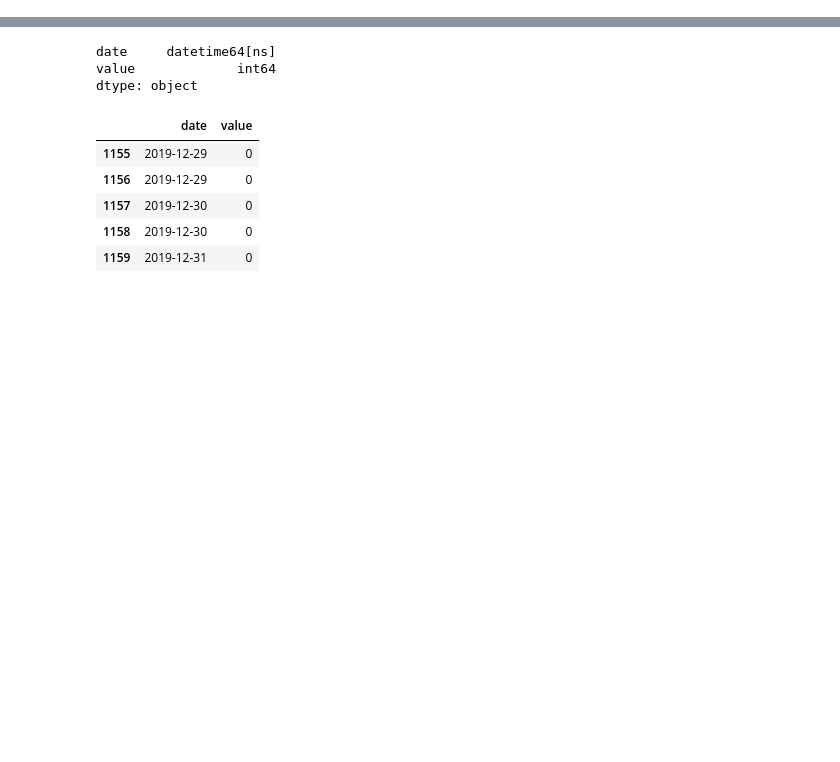
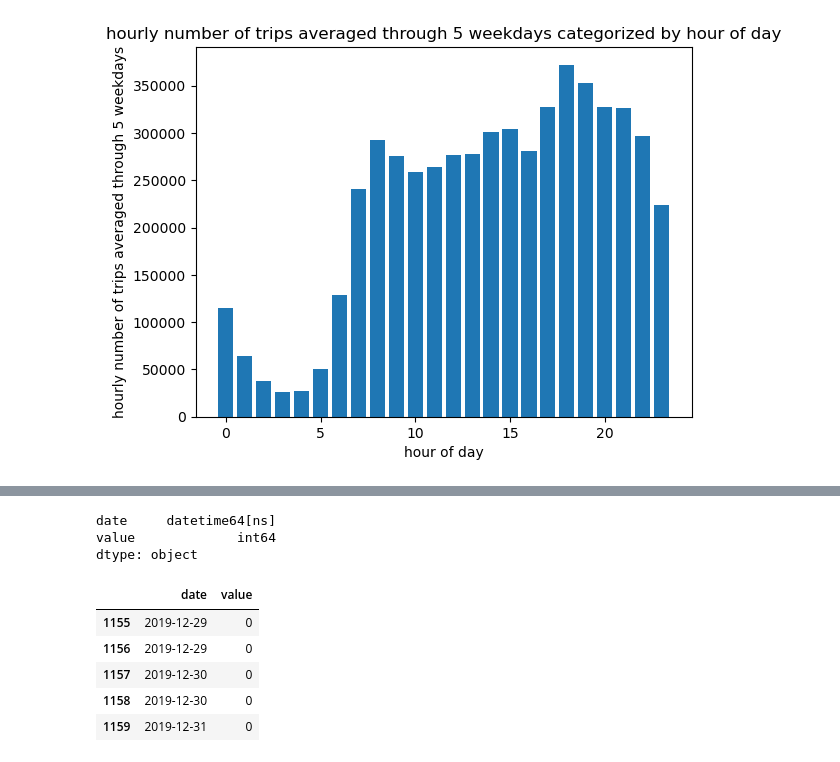
Before and after one commit to Yuhong-Guo/988056-MAST30034-project1, a Jupyter notebook: code/analysis.ipynb, the cells around one changed output, grey strips where cells are left out. Cells and saved outputs as stored; diff of their text form; code cells hidden in the pictures; blank space fills up the shorter version.

```diff
--- a/code/analysis.ipynb
+++ b/code/analysis.ipynb
@@ -77,0 +59,12 @@ plt.show()
+# %%
+WD_gb_hod = df.loc[df['tpep_pickup_datetime'].dt.dayofweek.isin([0,1,2,3,4])].groupby([df['tpep_pickup_datetime'].dt.hour])
+# %%
+# average number of trips on workday(Monday to Friday) groupby hour of day
+plt.bar(x=np.arange(len(WD_gb_hod.count()['total_amount'].values)), height=WD_gb_hod.count()['total_amount'].values/5)
+plt.xlabel('hour of day')
+plt.ylabel('hourly number of trips averaged through 5 weekdays')
+plt.title('hourly number of trips averaged through 5 weekdays categorized by hour of day')
+plt.savefig("../plots/WDaverage_ntrips_byhod.png")
+plt.show()
+# %% [output]
+[figure, added]
```
Also changed, not shown: parts of 60 cells of this notebook, 23 other files.
